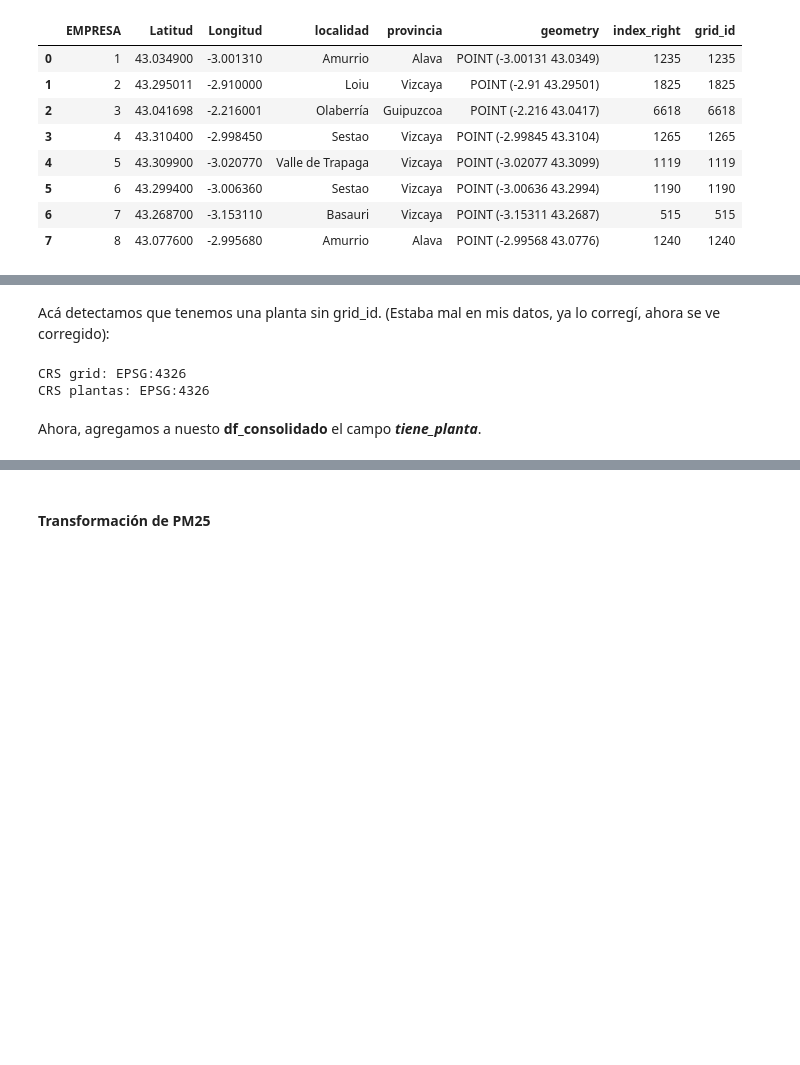
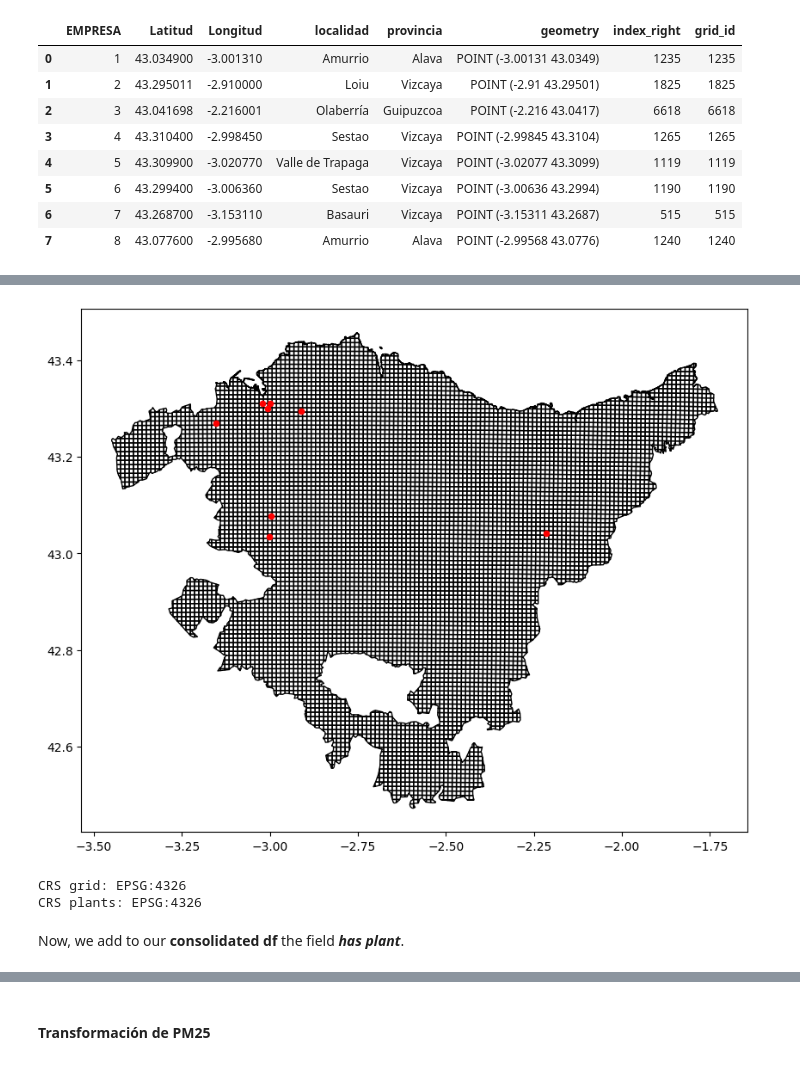
Before and after one commit to cvalladaresr/Geospatial_Approach, a Jupyter notebook: notebooks/Etapa 0.1_ Descarga de datos.ipynb, the cells around one changed output, grey strips where cells are left out. Saved outputs shown, nothing was run; the diff lists cells and outputs as text; code cells hidden in the pictures; blank space fills up the shorter version.

```diff
--- a/notebooks/Etapa 0.1_ Descarga de datos.ipynb
+++ b/notebooks/Etapa 0.1_ Descarga de datos.ipynb
@@ -594,14 +663,13 @@ Comenzamos importando y luego pasando el data frame de plantas a tipo GeoDataFra
 # %%
-# Importamos las plantas
-df_plantas = pd.read_excel("./datos_empresa/produccion empresas vascas 18-22.xlsx", sheet_name="bd_plantas")
+# We import the plants
+output_path = os.path.join(BASE_DIR, "./private/produccion empresas vascas 18-22.xlsx")
+df_plants = pd.read_excel(output_path, sheet_name="bd_plantas")
 # %%
-from shapely.geometry import Point
-
-df_plantas["geometry"] = df_plantas.apply(lambda row: Point(row["Longitud"], row["Latitud"]), axis=1)
-gdf_plantas = gpd.GeoDataFrame(df_plantas, geometry="geometry", crs="EPSG:4326")
+df_plants["geometry"] = df_plants.apply(lambda row: Point(row["Longitud"], row["Latitud"]), axis=1)
+gdf_plants = gpd.GeoDataFrame(df_plants, geometry="geometry", crs="EPSG:4326")
 
 # Reproyectar grid al mismo CRS si es necesario
-if grid.crs != gdf_plantas.crs:
-    grid = grid.to_crs(gdf_plantas.crs)
+if grid.crs != gdf_plants.crs:
+    grid = grid.to_crs(gdf_plants.crs)
 # %%
 # Se une cada planta con el grid en el que cae
@@ -636,23 +691,21 @@ grid.to_file("grilla_pais_vasco.gpkg", driver="GPKG")
-# %% [markdown]
-Acá detectamos que tenemos una planta sin grid_id. (Estaba mal en mis datos, ya lo corregí, ahora se ve corregido):
 # %%
 import matplotlib.pyplot as plt
 
-# Dibuja los grids
+# Draw the grids
 grid.plot(edgecolor='black', facecolor='none', figsize=(10, 10))
 
-# Superpone los puntos de las plantas
-gdf_plantas.plot(color='red', markersize=20, ax=plt.gca())
+# Overlap the plant points
+gdf_plants.plot(color='red', markersize=20, ax=plt.gca())
 
-# Resalta el punto problemático (EMPRESA 6)
-#gdf_plantas[gdf_plantas["EMPRESA"] == 6].plot(color='blue', markersize=50, ax=plt.gca())
 plt.show()
+# %% [output]
+[figure, added]
 # %%
 print("CRS grid:", grid.crs)
-print("CRS plantas:", gdf_plantas.crs)
+print("CRS plants:", gdf_plants.crs)
 # %% [output]
 CRS grid: EPSG:4326
-CRS plantas: EPSG:4326
+CRS plants: EPSG:4326
 # %% [markdown]
-Ahora, agregamos a nuesto **df_consolidado** el campo ***tiene_planta***.
+Now, we add to our **consolidated df** the field ***has plant***.
 # %%
```
Also changed, not shown: parts of 36 cells of this notebook, 10 other files.
